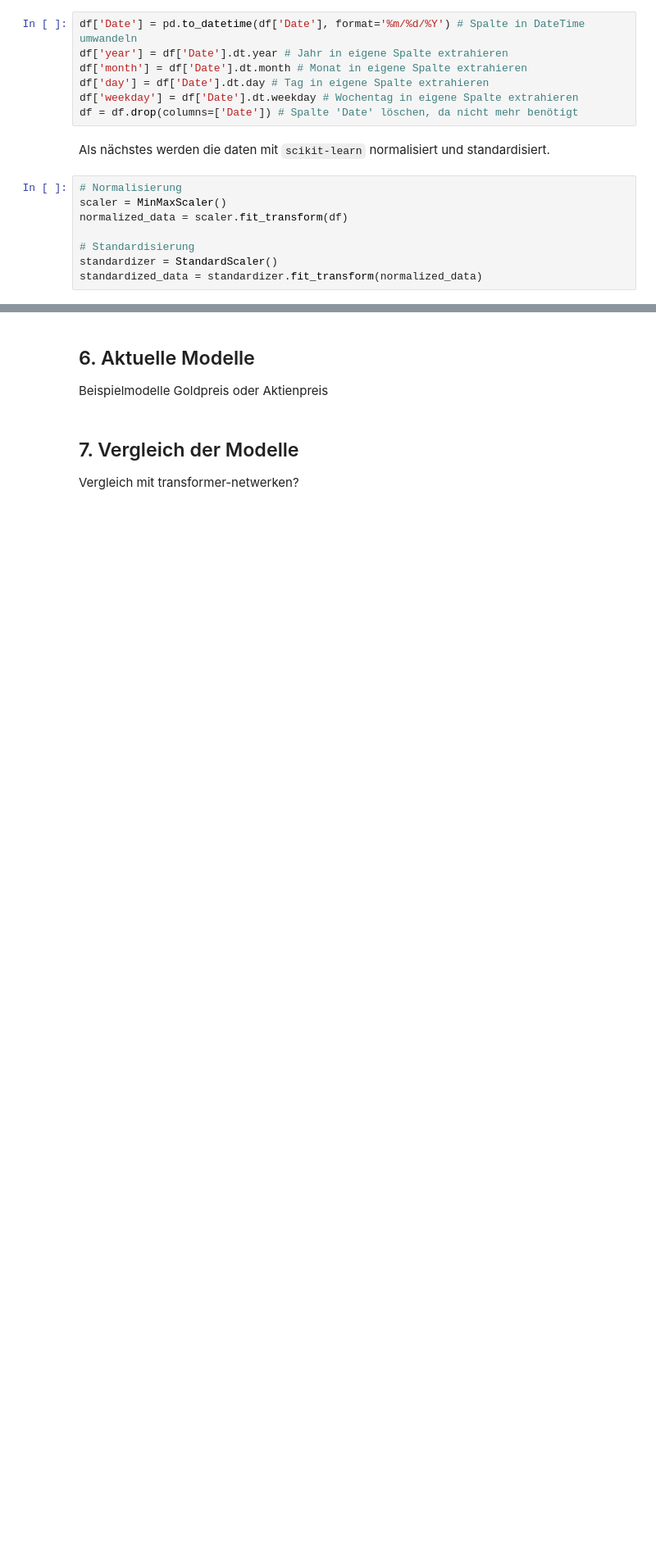
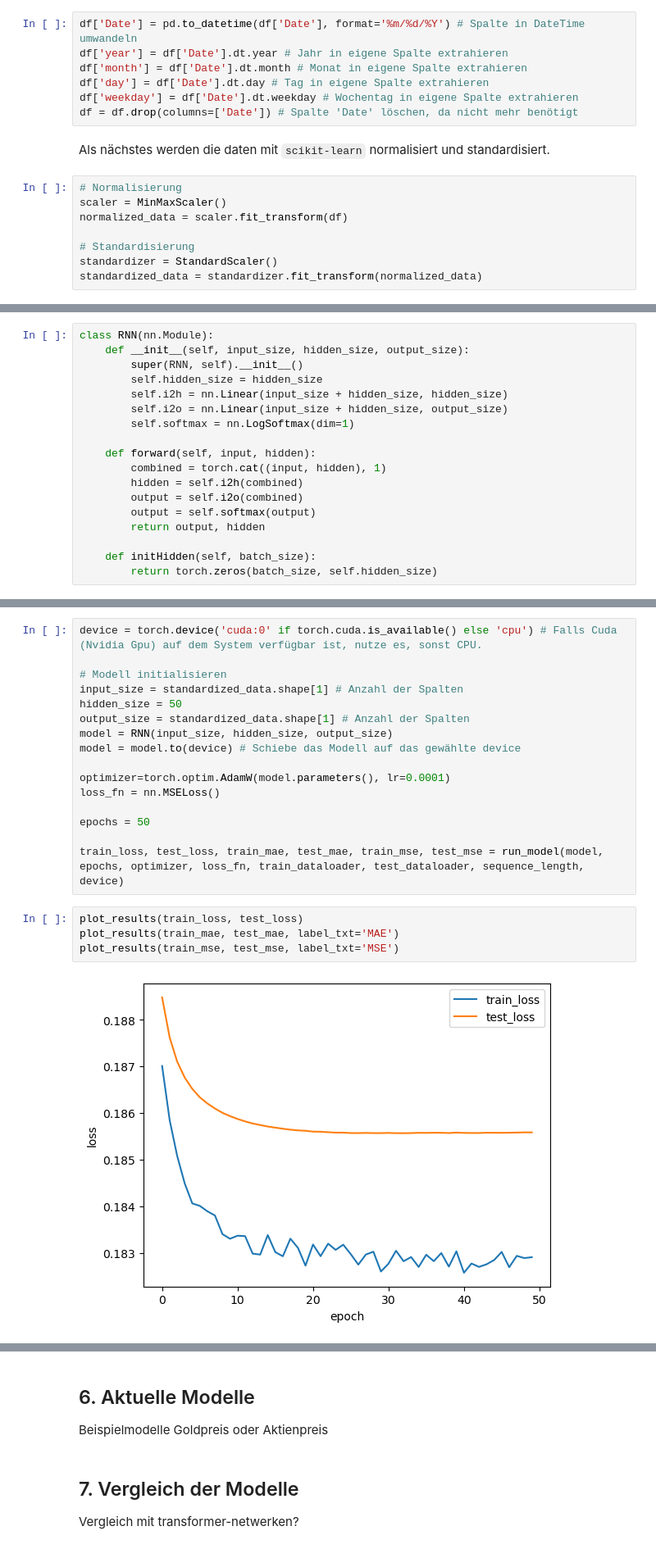
Before and after one commit to TTomczek/DL-Time-Series-Forecasting-With-RNNs, a Jupyter notebook: ausarbeitung.ipynb, the cells around one changed output, grey strips where cells are left out. Shown: that part at 82% size. Drawn from its saved outputs; the diff is of its cells as text; blank space fills up the shorter version.

```diff
--- a/ausarbeitung.ipynb
+++ b/ausarbeitung.ipynb
@@ -427,0 +506,18 @@ tensor([[ 1.5831, -0.3520,  1.6072,  1.6006,  1.6288,  1.6800,  0.4223,  0.1448,
+# %%
+class RNN(nn.Module):
+    def __init__(self, input_size, hidden_size, output_size):
+        super(RNN, self).__init__()
+        self.hidden_size = hidden_size
+        self.i2h = nn.Linear(input_size + hidden_size, hidden_size)
+        self.i2o = nn.Linear(input_size + hidden_size, output_size)
+        self.softmax = nn.LogSoftmax(dim=1)
+
+    def forward(self, input, hidden):
+        combined = torch.cat((input, hidden), 1)
+        hidden = self.i2h(combined)
+        output = self.i2o(combined)
+        output = self.softmax(output)
+        return output, hidden
+
+    def initHidden(self, batch_size):
+        return torch.zeros(batch_size, self.hidden_size)
@@ -427,0 +561,22 @@ tensor([[ 1.5831, -0.3520,  1.6072,  1.6006,  1.6288,  1.6800,  0.4223,  0.1448,
+# %%
+device = torch.device('cuda:0' if torch.cuda.is_available() else 'cpu') # Falls Cuda (Nvidia Gpu) auf dem System verfügbar ist, nutze es, sonst CPU.
+
+# Modell initialisieren
+input_size = standardized_data.shape[1] # Anzahl der Spalten
+hidden_size = 50
+output_size = standardized_data.shape[1] # Anzahl der Spalten
+model = RNN(input_size, hidden_size, output_size)
+model = model.to(device) # Schiebe das Modell auf das gewählte device
+
+optimizer=torch.optim.AdamW(model.parameters(), lr=0.0001)
+loss_fn = nn.MSELoss()
+
+epochs = 50
+
+train_loss, test_loss, train_mae, test_mae, train_mse, test_mse = run_model(model, epochs, optimizer, loss_fn, train_dataloader, test_dataloader, sequence_length, device)
+# %%
+plot_results(train_loss, test_loss)
+plot_results(train_mae, test_mae, label_txt='MAE')
+plot_results(train_mse, test_mse, label_txt='MSE')
+# %% [output]
+[figure, added]
```
Also changed, not shown: parts of 18 cells of this notebook.
